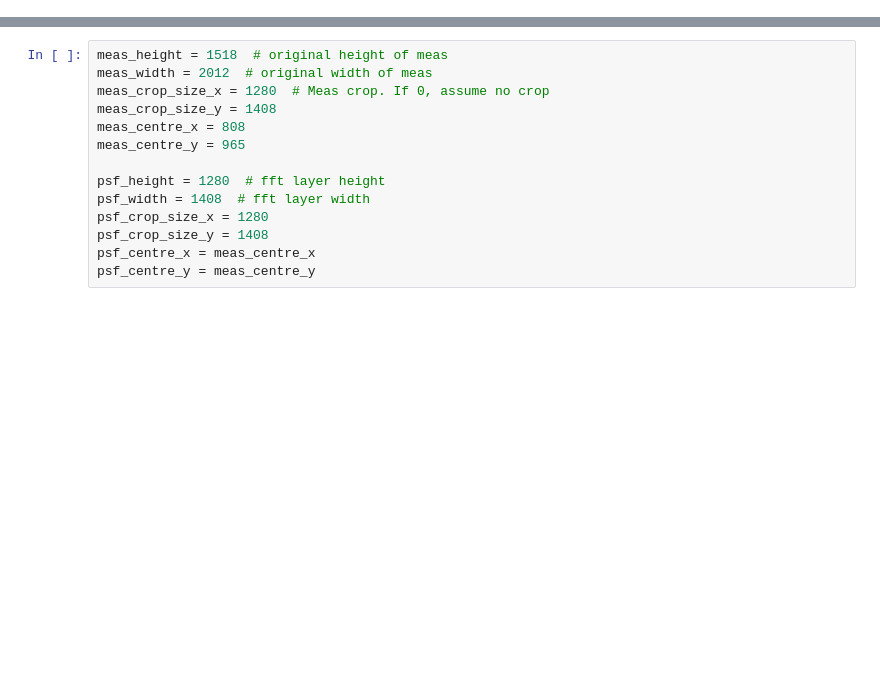
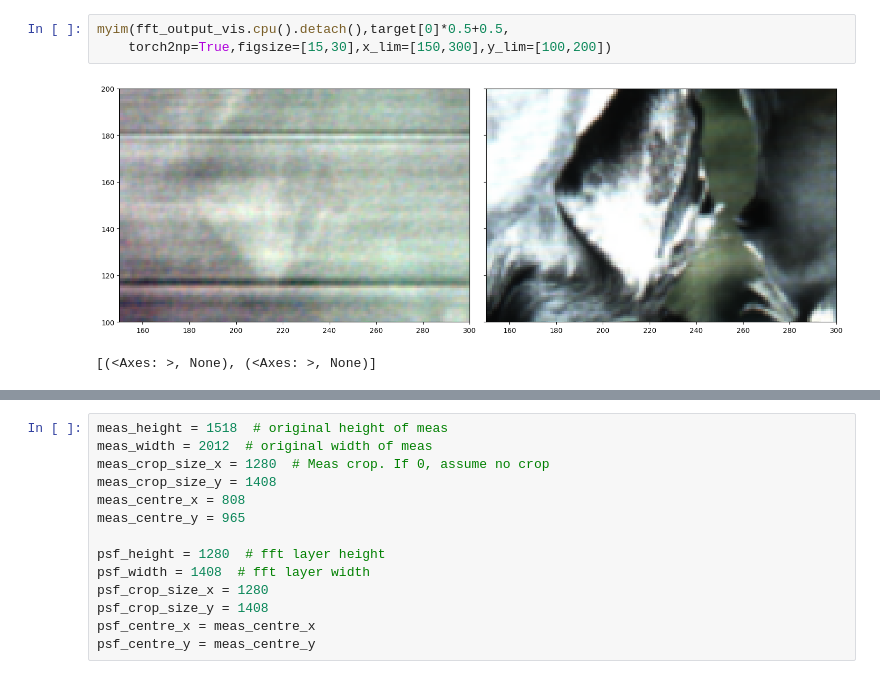
Before and after one commit to gevana/PhoCoLens, a Jupyter notebook: SVDeconv/test_weiner.ipynb, the cells around one changed output, grey strips where cells are left out. Saved outputs shown, nothing was run; the diff lists cells and outputs as text; blank space fills up the shorter version.

```diff
--- a/SVDeconv/test_weiner.ipynb
+++ b/SVDeconv/test_weiner.ipynb
@@ -4,0 +111,6 @@ from PIL import Image
+# %%
+myim(fft_output_vis.cpu().detach(),target[0]*0.5+0.5,
+    torch2np=True,figsize=[15,30],x_lim=[150,300],y_lim=[100,200])
+# %% [output]
+[figure, added]
+[(<Axes: >, None), (<Axes: >, None)]
```
Also changed, not shown: parts of 39 cells of this notebook.
